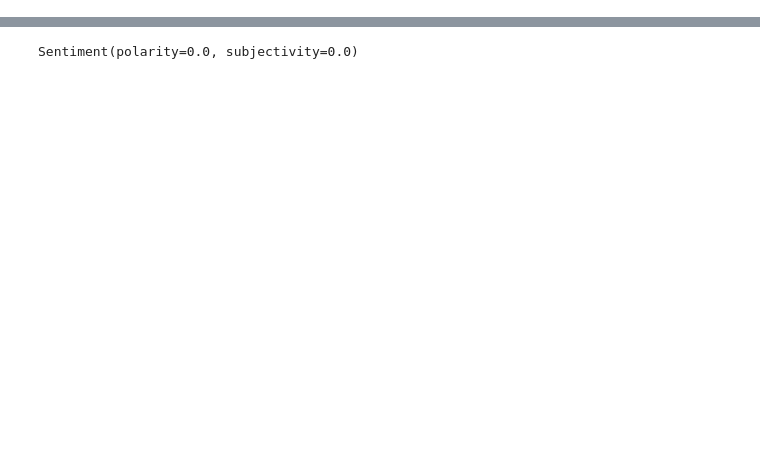
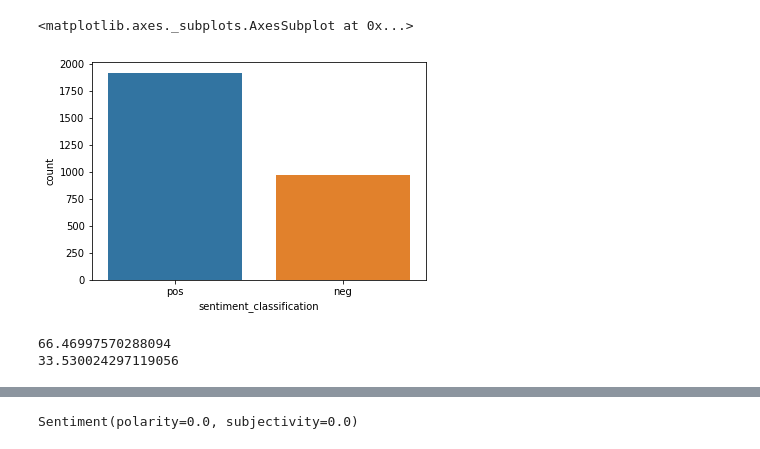
Before and after one commit to hasitha-ranasinghe/twitter-data-analysis-covid19, a Jupyter notebook: src/data_analysis.ipynb, the cells around one changed output, grey strips where cells are left out. Drawn from its saved outputs; the diff is of its cells as text; code cells hidden in the pictures; blank space fills up the shorter version.

Commit message:
data analysis
data analysis done

```diff
--- a/src/data_analysis.ipynb
+++ b/src/data_analysis.ipynb
@@ -21,0 +22,8 @@ data.head()
+# %%
+blobber = Blobber(analyzer=NaiveBayesAnalyzer())
+
+def sent(text):
+    blob = blobber(text)
+    return blob.sentiment.classification
+# %%
+data['sentiment_classification'] = np.array([ sent(str(tweet)) for tweet in data['tweet_text']])
@@ -21,0 +39,5 @@ data.head()
+# %%
+sns.countplot(x='sentiment_classification',data=data)
+# %% [output]
+<matplotlib.axes._subplots.AxesSubplot at 0x...>
+[figure, added]
@@ -21,0 +50,6 @@ data.head()
+# %%
+print(pos_percentage)
+print(neg_percentage)
+# %% [output]
+66.46997570288094
+33.530024297119056
```
Also changed, not shown: parts of 8 cells of this notebook, 4 other files.
